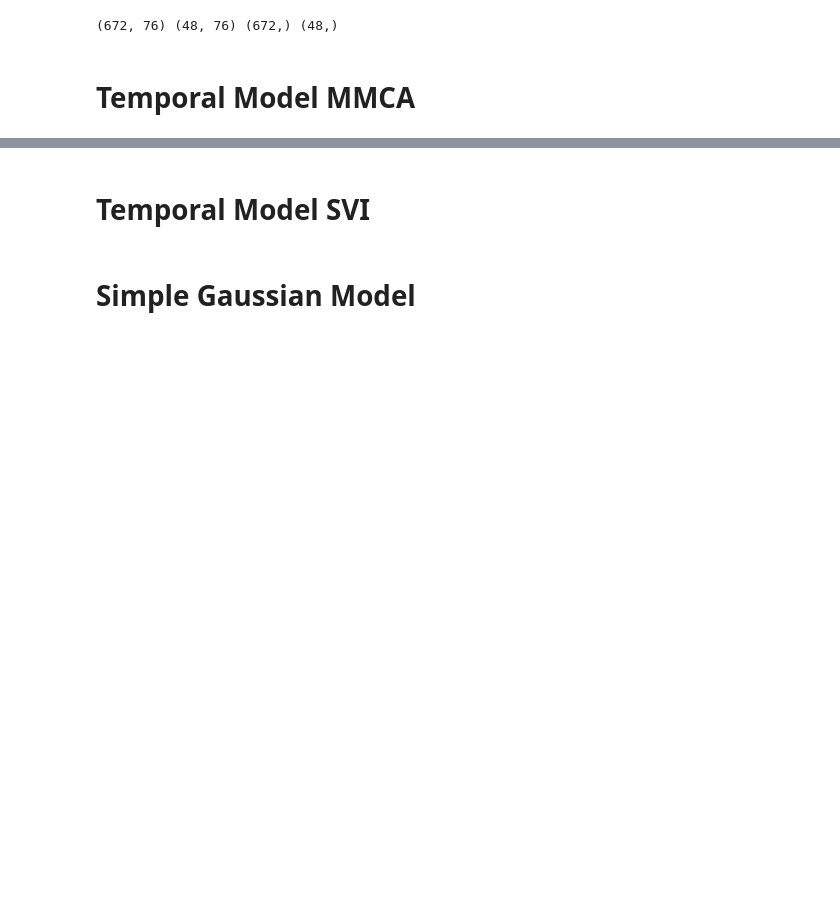
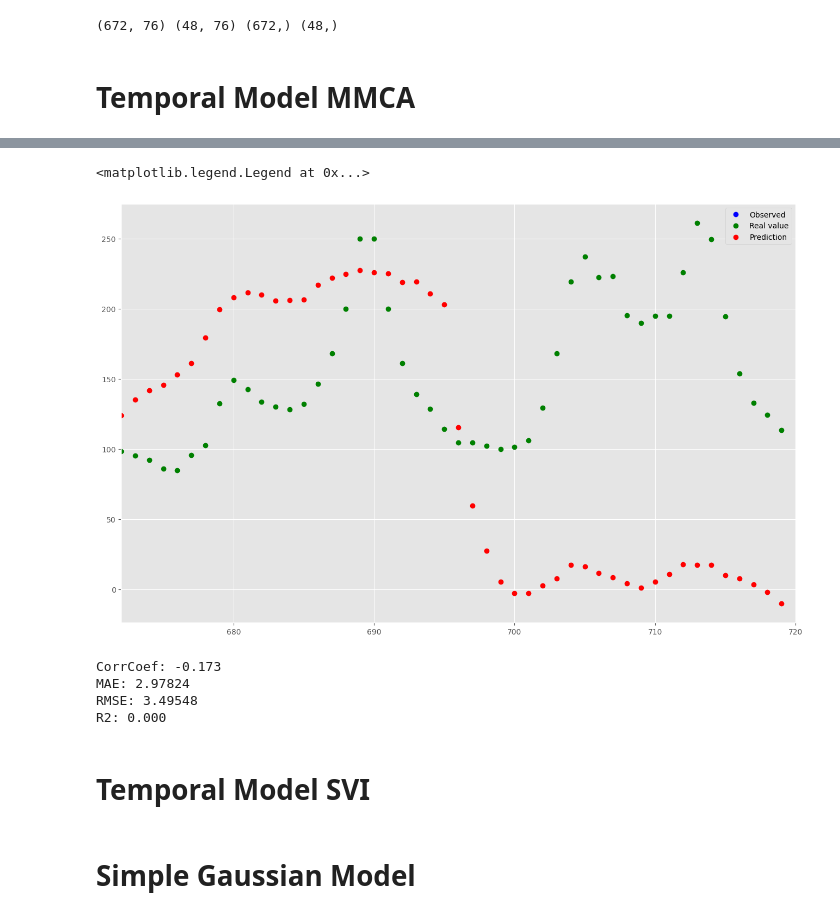
Before and after one commit to SorenBlattBendtsen/model_based, a Jupyter notebook: final_notebook.ipynb, the cells around one changed output, grey strips where cells are left out. Cells and saved outputs as stored; diff of their text form; code cells hidden in the pictures; blank space fills up the shorter version.

```diff
--- a/final_notebook.ipynb
+++ b/final_notebook.ipynb
@@ -41,0 +92,18 @@ y_test_num = y_test.to_numpy()
+# %%
+def f(carry, input_t):
+    # carry contains:
+    #   B       : sampled from a prior
+    #   W       : sampled from prior i guess
+    #   h_prev  : the previous value
+    #   tau     : parameter for parametrization of noise
+    B1, B2, W, h_prev1, h_prev2, tau = carry
+    # inputs are:
+    #   noise_t : noise at time stamp t
+    #   x_t     : input weather data at time stamp t
+    x_t, noise_t = input_t
+    # Calculation
+    h_t = B1*h_prev1 + B2*h_prev2 + jnp.matmul(W, x_t) + tau*noise_t
+    h_prev1 = h_t
+    h_prev2 = h_prev1
+
+    return (B1,B2, W, h_prev1,h_prev2, tau), h_t
@@ -41,0 +181,3 @@ y_test_num = y_test.to_numpy()
+# %%
+y_hat = hmc_samples["y_mis"].mean(axis=0)
+y_std = hmc_samples["y_mis"].std(axis=0)
@@ -41,0 +196,12 @@ y_test_num = y_test.to_numpy()
+# %%
+y_obs1 = y[ix_obs1]
+y_mis1 = y[ix_mis1]
+
+plt.plot(ix_obs1, (y_obs1*y_true_std) + y_true_mean, "bo")
+plt.plot(ix_mis1, (y_mis1*y_true_std) + y_true_mean, "go")
+plt.plot(ix_mis1, (y_hat*y_true_std) + y_true_mean, "ro")
+plt.xlim([T - len(y_test), T])
+plt.legend(["Observed", "Real value", "Prediction"])
+# %% [output]
+<matplotlib.legend.Legend at 0x...>
+[figure, added]
@@ -42,3 +217,11 @@ y_test_num = y_test.to_numpy()
+# %%
+corr, mae, rae, rmse, r2 = compute_error(y_mis1, y_hat)
+print("CorrCoef: %.3f\nMAE: %.5f\nRMSE: %.5f\nR2: %.3f" % (corr, mae, rmse, r2))
+# %% [output]
+CorrCoef: -0.173
+MAE: 2.97824
+RMSE: 3.49548
+R2: 0.000
 # %% [markdown]
 # Temporal Model SVI
 # %% [markdown]
```
Also changed, not shown: parts of 11 cells of this notebook.
